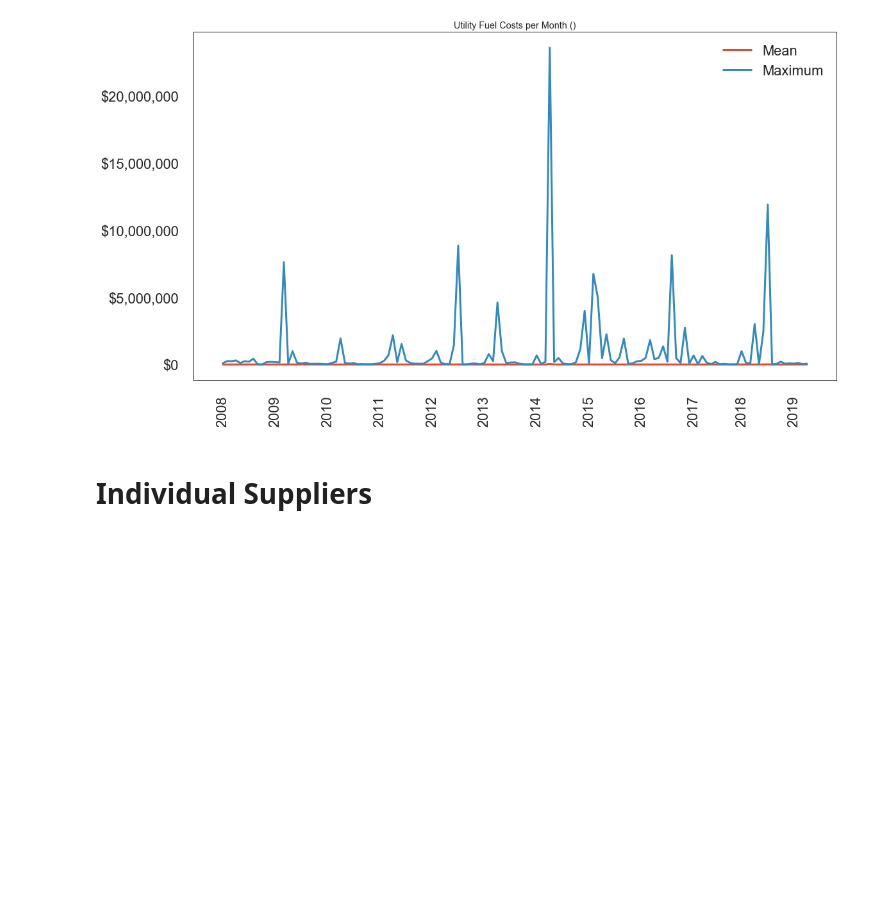
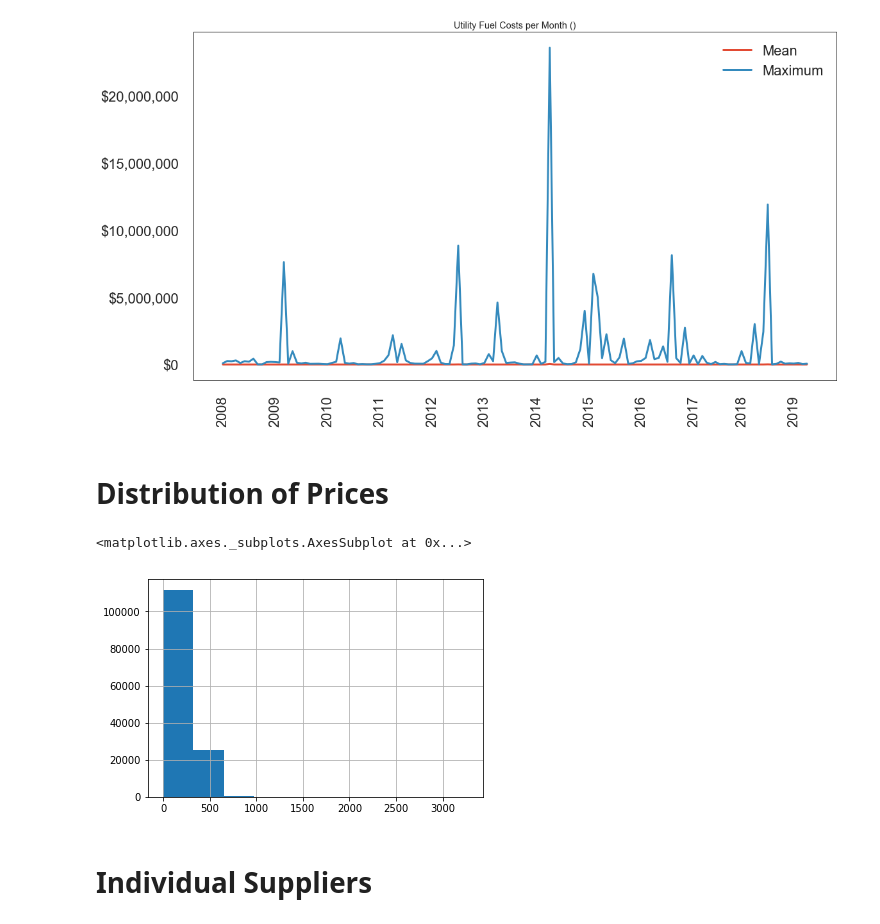
Before and after one commit to ortsed/eia-fuel-costs, a Jupyter notebook: 7-Analysis-and-Viz.ipynb, the cells around one changed output. Cells and saved outputs as stored; diff of their text form; code cells hidden in the pictures; blank space fills up the shorter version.

```diff
--- a/7-Analysis-and-Viz.ipynb
+++ b/7-Analysis-and-Viz.ipynb
@@ -73,6 +73,13 @@ plt.title("Utility Fuel Costs per Month ()")
 blah = a1.set_xticklabels(labels)
 # %% [output]
 [figure]
+# %% [markdown]
+# Distribution of Prices
+# %%
+df[df.fuel_group == "Coal"].fuel_cost.hist()
+# %% [output]
+<matplotlib.axes._subplots.AxesSubplot at 0x...>
+[figure, added]
 # %% [markdown]
 # Individual Suppliers
 # %%
```
Also changed, not shown: 4 other files.
